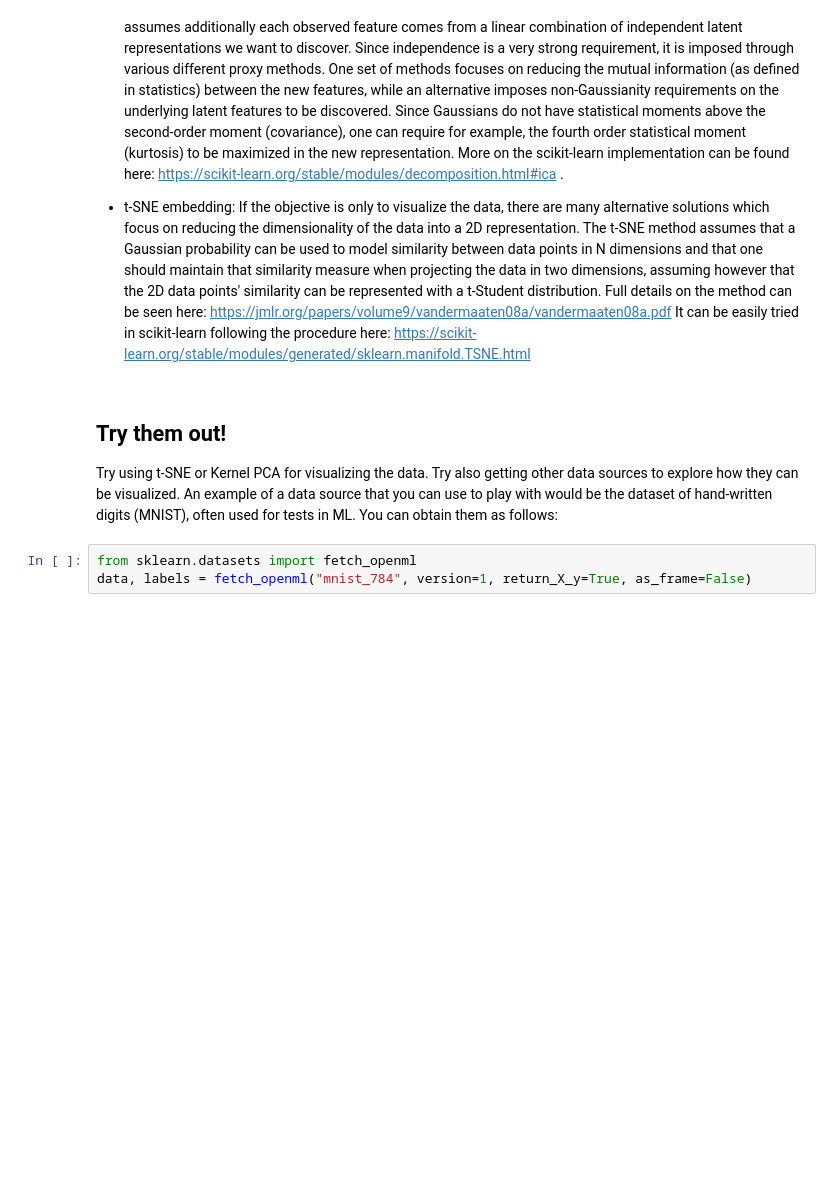
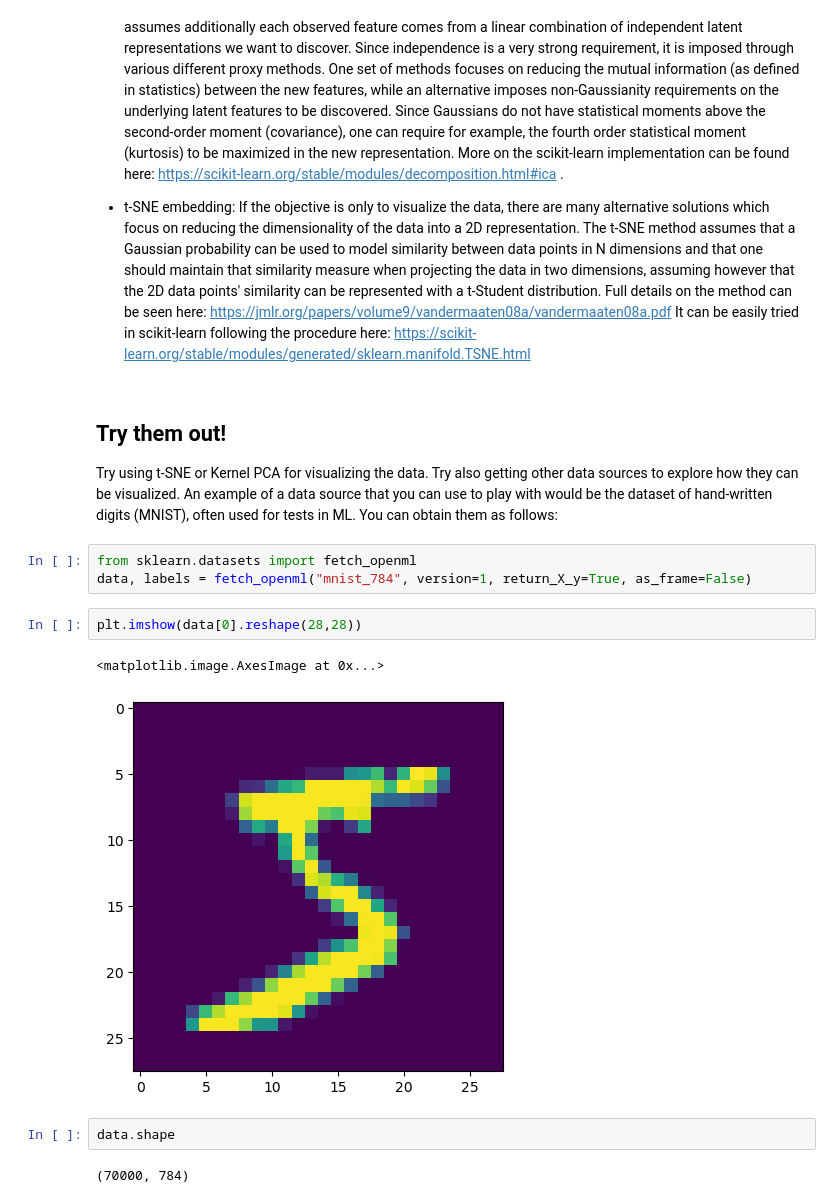
Before and after one commit to European-XFEL/ml-lecture-eiroforum, a Jupyter notebook: 2.1 Representation Learning.ipynb, the cells around one changed output. Saved outputs shown, nothing was run; the diff lists cells and outputs as text; blank space fills up the shorter version.

```diff
--- a/2.1 Representation Learning.ipynb
+++ b/2.1 Representation Learning.ipynb
@@ -127,3 +127,12 @@ Try using t-SNE or Kernel PCA for visualizing the data. Try also getting other d
 # %%
 from sklearn.datasets import fetch_openml
 data, labels = fetch_openml("mnist_784", version=1, return_X_y=True, as_frame=False)
+# %%
+plt.imshow(data[0].reshape(28,28))
+# %% [output]
+<matplotlib.image.AxesImage at 0x...>
+[figure, added]
+# %%
+data.shape
+# %% [output]
+(70000, 784)
```
Also changed, not shown: parts of 5 cells of this notebook.
